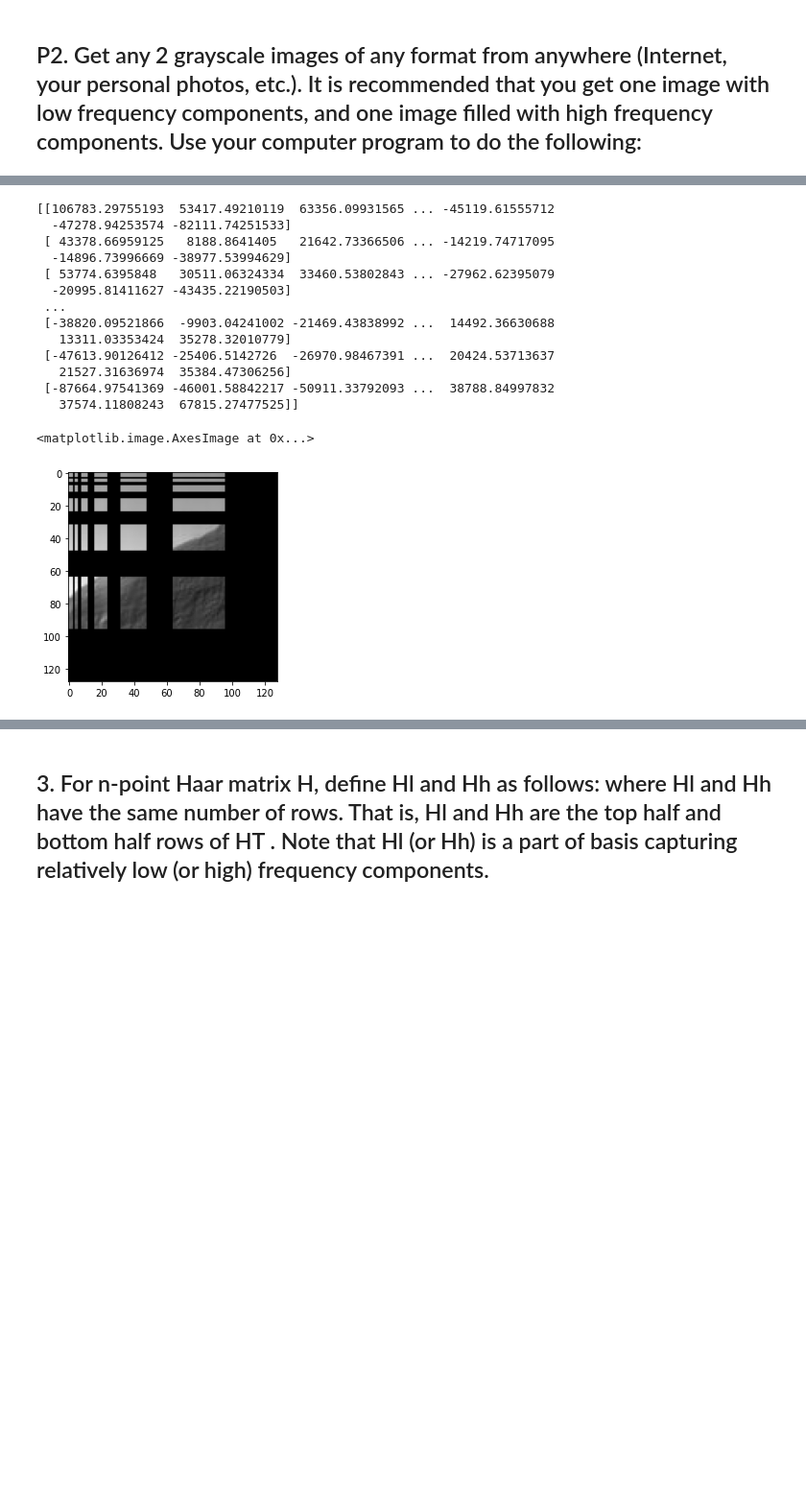
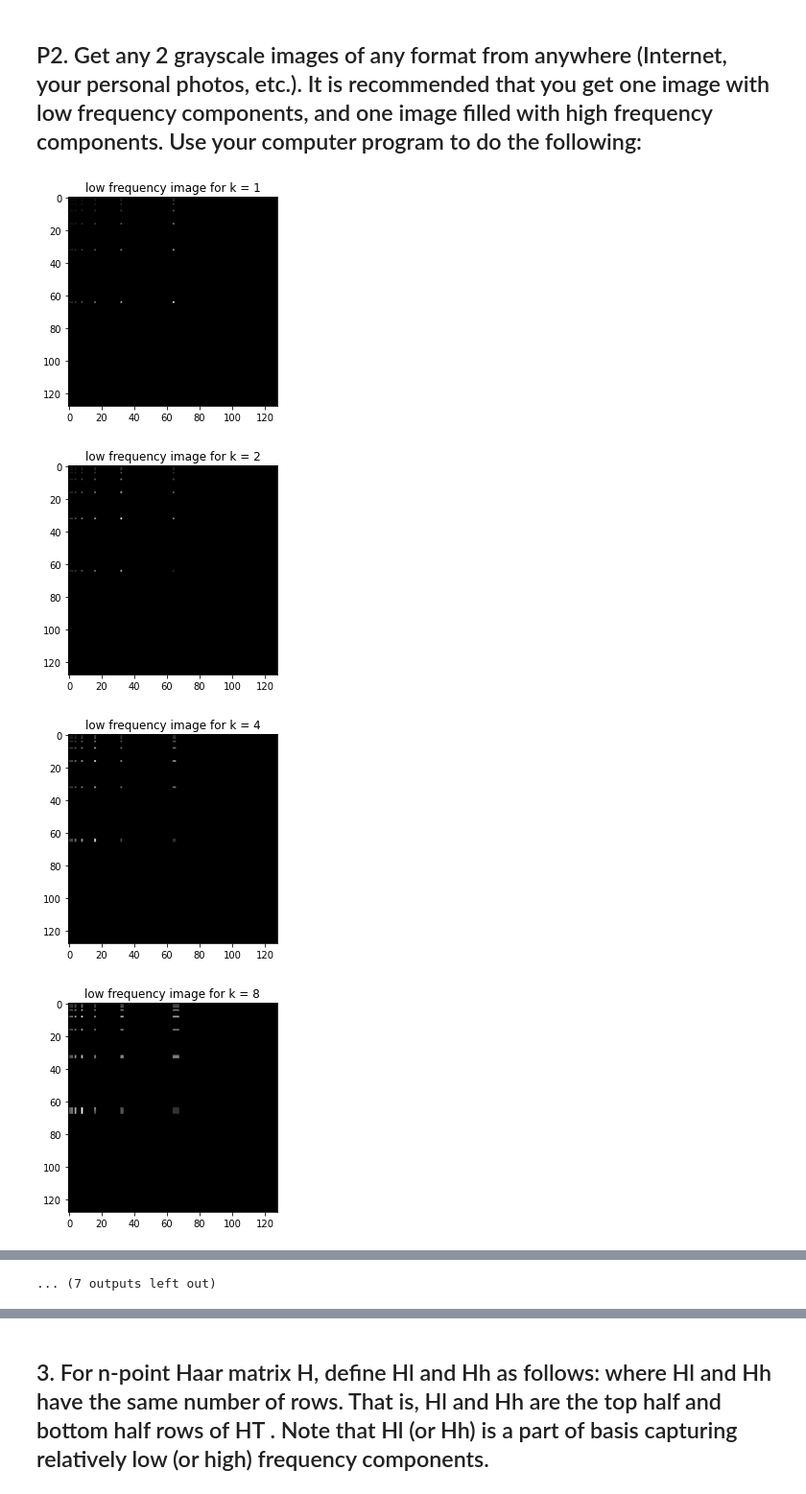
Before and after one commit to wooyounggggg/Linear-Algebra-project, a Jupyter notebook: ImageCompression/source/ImageCompression.ipynb, the cells around one changed output, grey strips where cells are left out. Shown at 96% size. Saved outputs shown, nothing was run; the diff lists cells and outputs as text; code cells hidden in the pictures; blank space fills up the shorter version.

Commit message:
Finish Image-Compression HW

```diff
--- a/ImageCompression/source/ImageCompression.ipynb
+++ b/ImageCompression/source/ImageCompression.ipynb
@@ -8,7 +8,7 @@ from IPython.display import Image
 import matplotlib.pyplot as plt
 from decimal import Decimal
 imageFile1 = pilimg.open('../img/Gray_Apple.jpeg')
-imageFile2 = pilimg.open('../img/d.jpg')
+imageFile2 = pilimg.open('../img/low_freq.jpg')
 matrixA = np.array(imageFile1)
 matrixLow = np.array(imageFile2)
 plt.title('Original Image')
@@ -200,15 +203,26 @@ following: </h2>
 # %%
 # sol 2.(a) : As k increases, observe the quality of reconstructed image.
 convertedMatrixLow = []
 x = 100
 y = 50
 for row in matrixLow :
     convertedMatrixLow.append(row[x:x+128])
 convertedMatrixLow = convertedMatrixLow[y:y+128]
 haar7 = getHaarMatrix(len(convertedMatrixLow))
 convertedMatrixLowB = matrixMultiplier([np.transpose(haar7), convertedMatrixLow, haar7])
-print(convertedMatrixLowB)
-convertedMatrixLowB = getUpperLeftMatrix(convertedMatrixLowB, pow(2, 6))
-reConvertedMatrixLow = matrixMultiplier([haar7, convertedMatrixLowB, np.transpose(haar7)])
-plt.imshow(reConvertedMatrixLow, cmap='gray')
+
+for i in range(8) :
+    reconvertedLow = matrixMultiplier([haar7, getUpperLeftMatrix(convertedMatrixLowB, pow(2, i)) , np.transpose(haar7)])
+    plt.figure()
+    plt.title('low frequency image for k = {}'.format(2**i))
+    plt.imshow(reconvertedLow, cmap='gray')
+for i in range(11) :
+    reConvertedA = matrixMultiplier([haarMatrix, getUpperLeftMatrix(matrixB, pow(2, i)) , np.transpose(haarMatrix)])
+    plt.figure()
+    plt.title('high frequency image for k = {}'.format(2**i))
+    plt.imshow(reConvertedA, cmap='gray')
 # %% [output]
+[figure, new version]
+[figure, added]
+[figure, added]
+[figure, added]
@@ -215,15 +237 @@ plt.imshow(reConvertedMatrixLow, cmap='gray')
-[[106783.29755193  53417.49210119  63356.09931565 ... -45119.61555712
-  -47278.94253574 -82111.74251533]
- [ 43378.66959125   8188.8641405   21642.73366506 ... -14219.74717095
-  -14896.73996669 -38977.53994629]
- [ 53774.6395848   30511.06324334  33460.53802843 ... -27962.62395079
-  -20995.81411627 -43435.22190503]
- ...
- [-38820.09521866  -9903.04241002 -21469.43838992 ...  14492.36630688
-   13311.03353424  35278.32010779]
- [-47613.90126412 -25406.5142726  -26970.98467391 ...  20424.53713637
-   21527.31636974  35384.47306256]
- [-87664.97541369 -46001.58842217 -50911.33792093 ...  38788.84997832
-   37574.11808243  67815.27477525]]
+... (7 outputs left out)
-<matplotlib.image.AxesImage at 0x...>
-[figure, old version]
```
Also changed, not shown: parts of 8 cells of this notebook, 1 other file.
